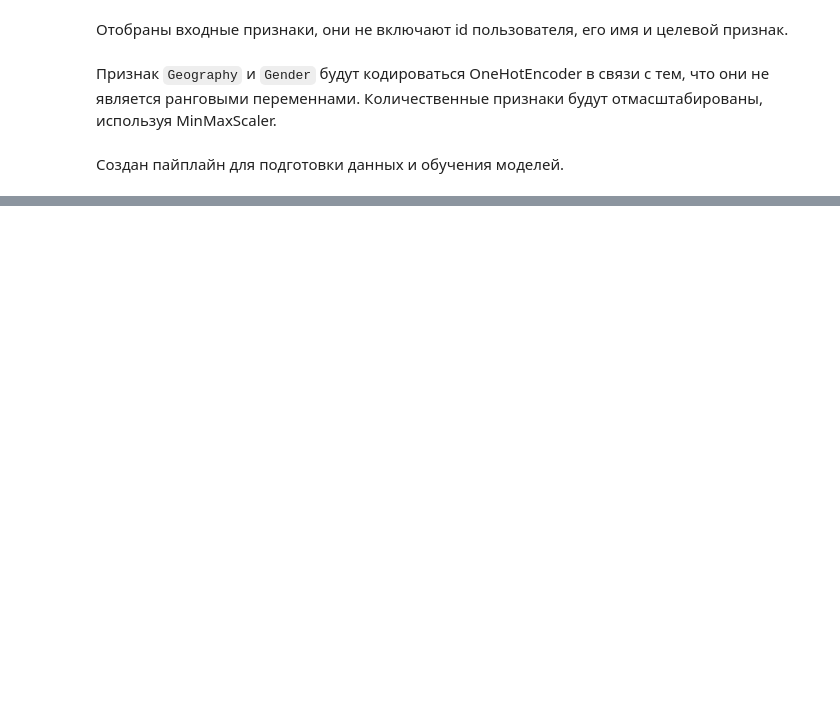
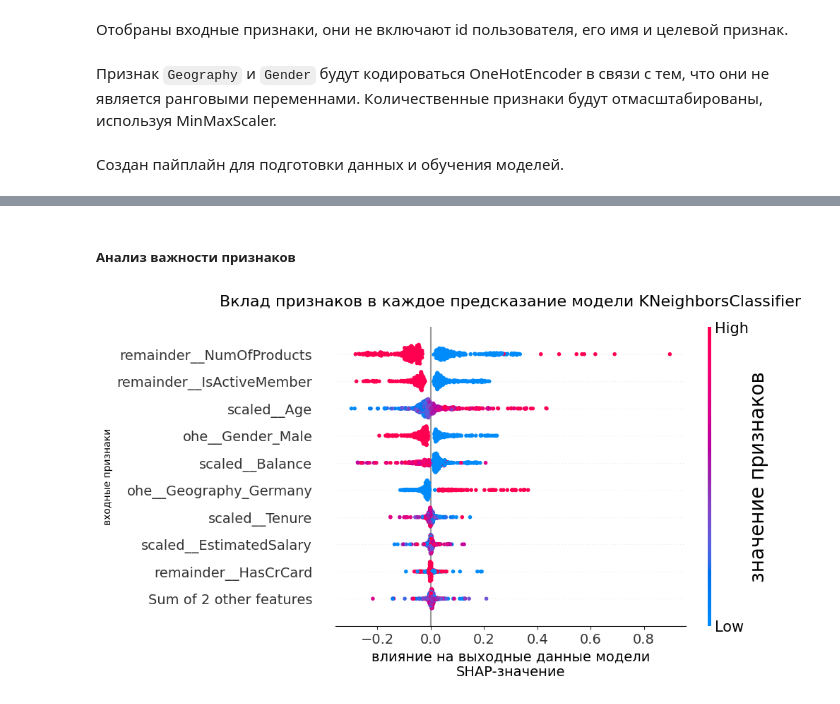
Before and after one commit to serguntsov/webbee_predict_customer_churn, a Jupyter notebook: pred_customer_churn.ipynb, the cells around one changed output, grey strips where cells are left out. Drawn from its saved outputs; the diff is of its cells as text; code cells hidden in the pictures; blank space fills up the shorter version.

```diff
--- a/pred_customer_churn.ipynb
+++ b/pred_customer_churn.ipynb
@@ -427,3 +441,15 @@ param_grid= [
     {'models': [LogisticRegression(random_state=RANDOM_STATE)],
      'models__penalty': ['l1', 'l2', 'elasticnet', None],
      'models__C': range(1, 10)}]
+# %%
+grid_cv = GridSearchCV(
+    pipe,
+    param_grid,
+    cv=5,
+    scoring={'roc_auc_score': 'roc_auc',
+             'f1_score': 'f1'},
+    refit='roc_auc_score',
+    n_jobs=-1
+)
+
+grid_cv.fit(X, y)
@@ -429,0 +588,37 @@ param_grid= [
+# %% [markdown]
+##### Анализ важности признаков
+# %%
+# Функция для анализа важности признаков
+def get_shape_beeswarm(oscv, X, size=100):
+    model = oscv.best_estimator_.named_steps['models']
+    preprocessor = oscv.best_estimator_.named_steps['preprocessing']
+    name_model = oscv.best_estimator_.named_steps['models'].__class__.__name__
+
+    X_train_scaled = pd.DataFrame(data=preprocessor.transform(X), columns=preprocessor.get_feature_names_out())
+
+
+    n_samples = X_train_scaled.shape[0]
+    np.random.seed(42)
+    random_indices = np.random.choice(n_samples, size=size, replace=False)
+
+    explainer = shap.Explainer(model.predict, X_train_scaled.iloc[random_indices, :])
+    shap_values = explainer(X_train_scaled.iloc[random_indices, :])
+
+    shap.plots.beeswarm(shap_values, show=False)
+    # Настройка отображения осей
+    fig, ax = plt.gcf(), plt.gca()
+
+    ax.tick_params(labelsize=14)
+    ax.set_title(f'Вклад признаков в каждое предсказание модели {name_model}', fontsize=16, y=1.05)
+    ax.set_xlabel("влияние на выходные данные модели\nSHAP-значение", fontsize=14)
+    ax.set_ylabel('входные признаки')
+
+    cb_ax = fig.axes[1]
+    cb_ax.tick_params(labelsize=15)
+    cb_ax.set_ylabel("значение признаков", fontsize=20)
+
+    plt.show()
+# %%
+get_shape_beeswarm(grid_cv, X, size=500)
+# %% [output]
+[figure, added]
```
Also changed, not shown: parts of 20 cells of this notebook.
